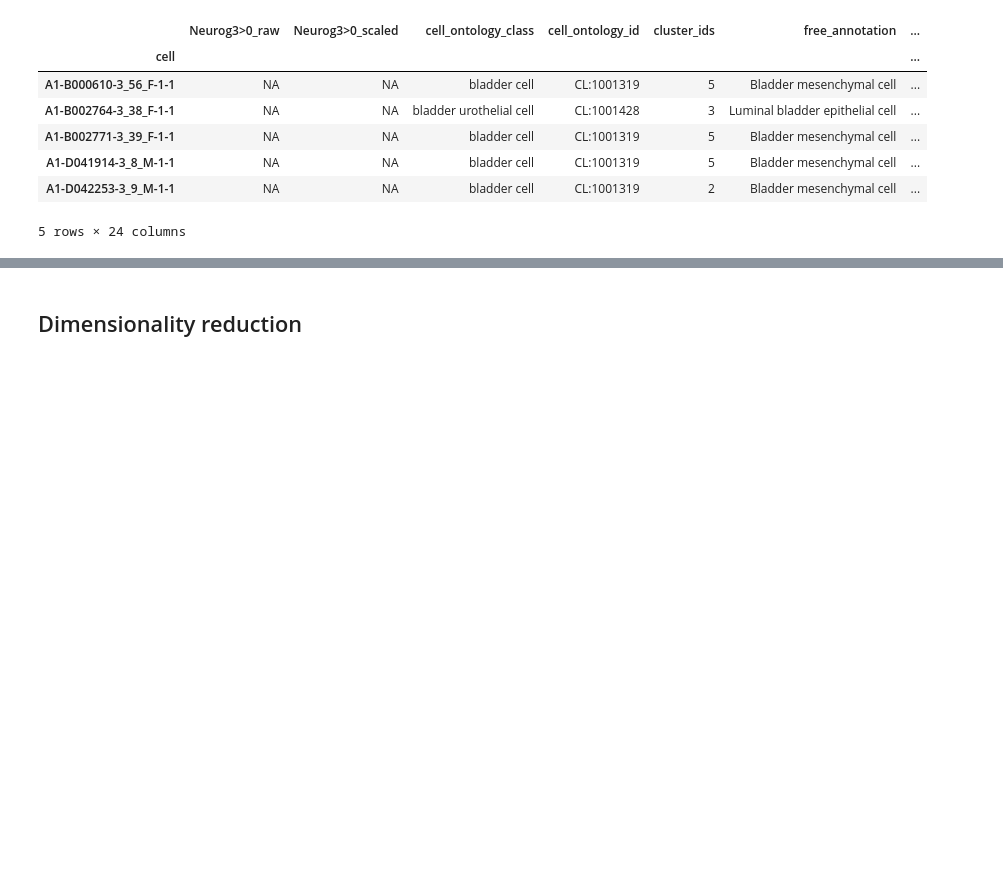
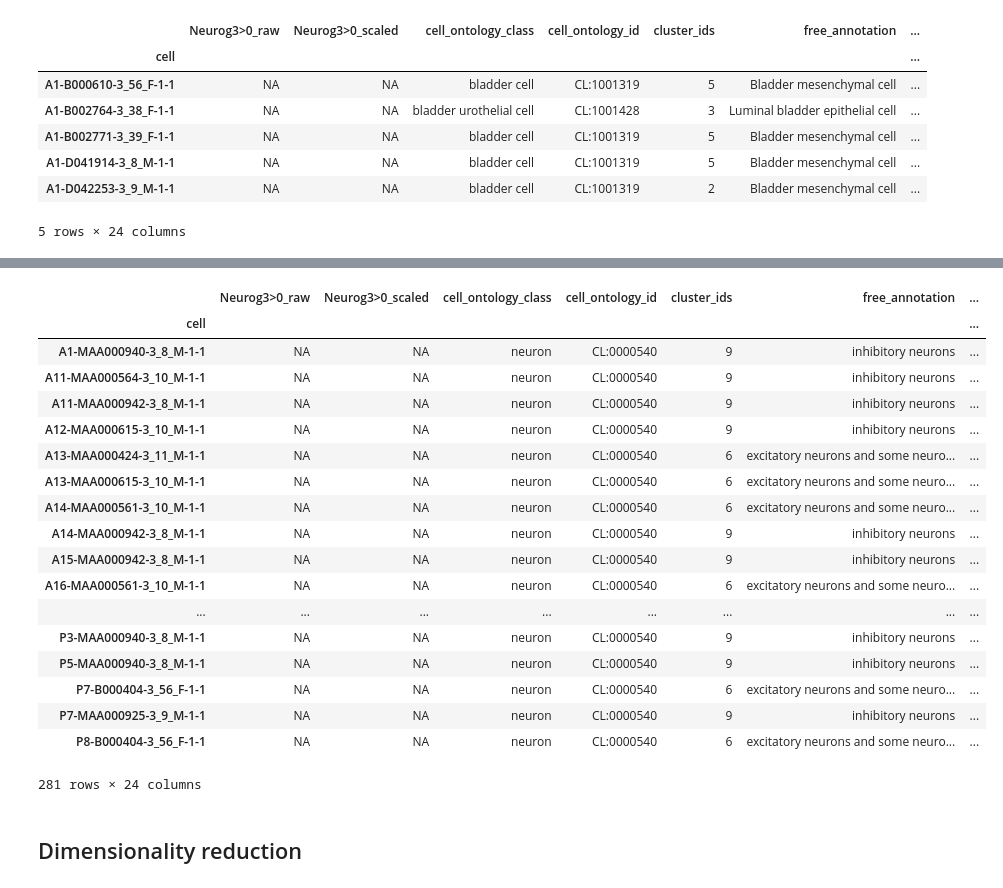
Before and after one commit to czbiohub/kh-analysis, a Jupyter notebook: notebooks/tm_k31_no_abundance.ipynb, the cells around one changed output, grey strips where cells are left out. Saved outputs shown, nothing was run; the diff lists cells and outputs as text; code cells hidden in the pictures; blank space fills up the shorter version.

```diff
--- a/notebooks/tm_k31_no_abundance.ipynb
+++ b/notebooks/tm_k31_no_abundance.ipynb
@@ -99,3 +120,25 @@ annotations.head()
+# %%
+annotations.query('cell_ontology_class == "neuron"')
+# %% [output]
+|  | Neurog3>0_raw | Neurog3>0_scaled | cell_ontology_class | cell_ontology_id | cluster_ids | free_annotation | ... |
+| cell |  |  |  |  |  |  | ... |
+| A1-MAA000940-3_8_M-1-1 | NA | NA | neuron | CL:0000540 | 9 | inhibitory neurons | ... |
+| A11-MAA000564-3_10_M-1-1 | NA | NA | neuron | CL:0000540 | 9 | inhibitory neurons | ... |
+| A11-MAA000942-3_8_M-1-1 | NA | NA | neuron | CL:0000540 | 9 | inhibitory neurons | ... |
+| A12-MAA000615-3_10_M-1-1 | NA | NA | neuron | CL:0000540 | 9 | inhibitory neurons | ... |
+| A13-MAA000424-3_11_M-1-1 | NA | NA | neuron | CL:0000540 | 6 | excitatory neurons and some neuro... | ... |
+| A13-MAA000615-3_10_M-1-1 | NA | NA | neuron | CL:0000540 | 6 | excitatory neurons and some neuro... | ... |
+| A14-MAA000561-3_10_M-1-1 | NA | NA | neuron | CL:0000540 | 6 | excitatory neurons and some neuro... | ... |
+| A14-MAA000942-3_8_M-1-1 | NA | NA | neuron | CL:0000540 | 9 | inhibitory neurons | ... |
+| A15-MAA000942-3_8_M-1-1 | NA | NA | neuron | CL:0000540 | 9 | inhibitory neurons | ... |
+| A16-MAA000561-3_10_M-1-1 | NA | NA | neuron | CL:0000540 | 6 | excitatory neurons and some neuro... | ... |
+| ... | ... | ... | ... | ... | ... | ... | ... |
+| P3-MAA000940-3_8_M-1-1 | NA | NA | neuron | CL:0000540 | 9 | inhibitory neurons | ... |
+| P5-MAA000940-3_8_M-1-1 | NA | NA | neuron | CL:0000540 | 9 | inhibitory neurons | ... |
+| P7-B000404-3_56_F-1-1 | NA | NA | neuron | CL:0000540 | 6 | excitatory neurons and some neuro... | ... |
+| P7-MAA000925-3_9_M-1-1 | NA | NA | neuron | CL:0000540 | 9 | inhibitory neurons | ... |
+| P8-B000404-3_56_F-1-1 | NA | NA | neuron | CL:0000540 | 6 | excitatory neurons and some neuro... | ... |
+281 rows × 24 columns
 # %% [markdown]
 ## Dimensionality reduction
 # %% [markdown]
```
Also changed, not shown: parts of 1 cell of this notebook, 51 other files.
